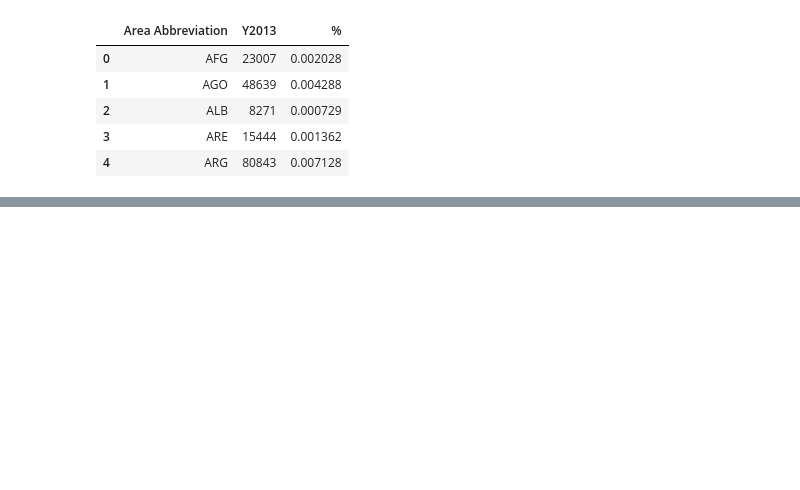
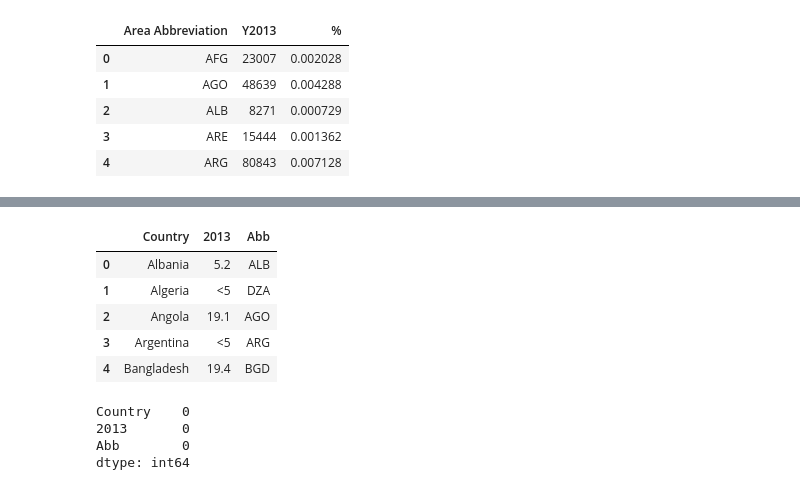
Before and after one commit to edgarp2017/global-food, a Jupyter notebook: Data Cleaning.ipynb, the cells around one changed output, grey strips where cells are left out. Cells and saved outputs as stored; diff of their text form; code cells hidden in the pictures; blank space fills up the shorter version.

```diff
--- a/Data Cleaning.ipynb
+++ b/Data Cleaning.ipynb
@@ -107,0 +116,17 @@ new_df.head()
+# %%
+df2 = pd.read_csv('data2.csv')
+df2.head()
+# %% [output]
+|  | Country | 2013 | Abb |
+| 0 | Albania | 5.2 | ALB |
+| 1 | Algeria | <5 | DZA |
+| 2 | Angola | 19.1 | AGO |
+| 3 | Argentina | <5 | ARG |
+| 4 | Bangladesh | 19.4 | BGD |
+# %%
+df2.isna().sum()
+# %% [output]
+Country    0
+2013       0
+Abb        0
+dtype: int64
```
Also changed, not shown: parts of 3 cells of this notebook, 1 other file.
